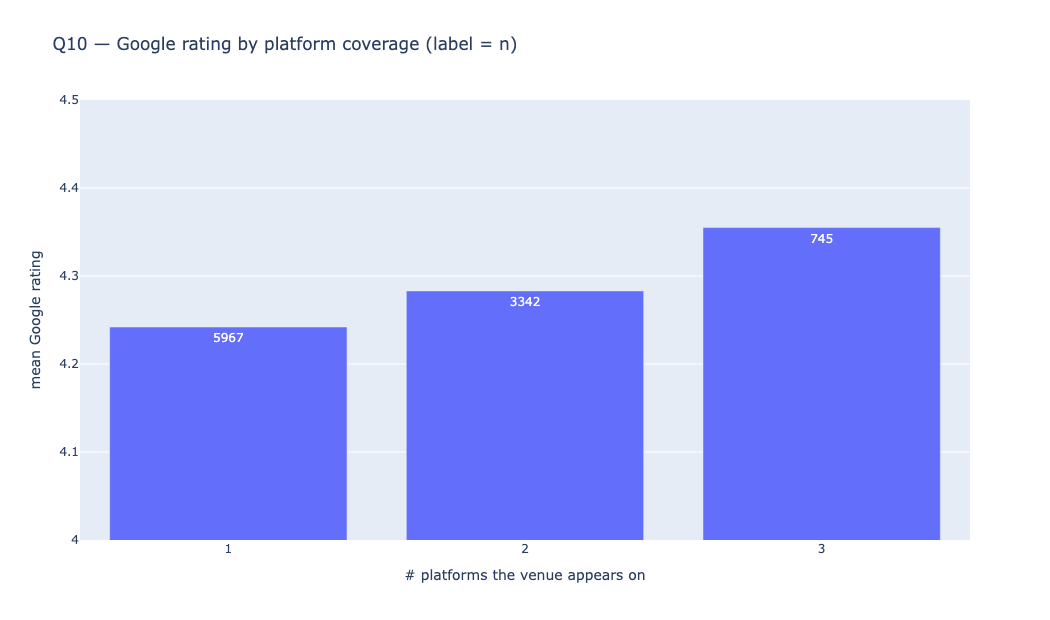
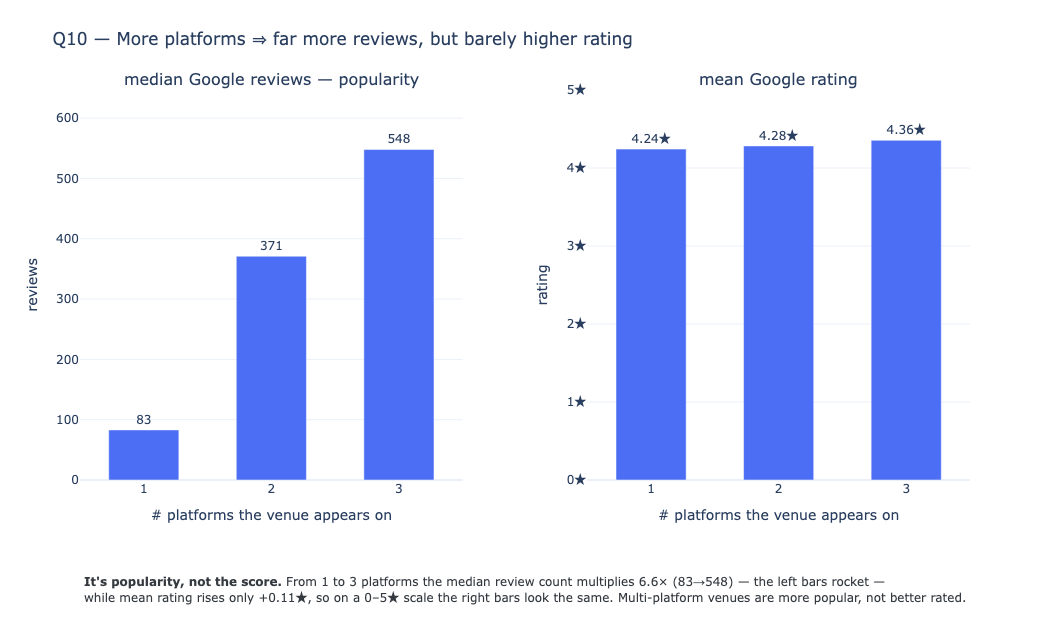
Unified diff of the notebook cell whose output changed from the first chart to the second:
--- before
+++ after
@@ -1,8 +1,35 @@
 q10a = publish(run(queries.q10_rating_by_coverage()), "q10_rating_by_coverage",
                "Q10 — Google rating and review volume by number of platforms a venue is on.")
-fig = px.bar(q10a, x="platform_count", y="mean_google_rating", text="restaurants",
-             labels={"platform_count": "# platforms the venue appears on", "mean_google_rating": "mean Google rating"},
-             title="Q10 — Google rating by platform coverage (label = n)")
-fig.update_yaxes(range=[4.0, 4.5])
-fig.show()
+
+from plotly.subplots import make_subplots
+
+# Both panels share a TRUE zero baseline, so the contrast tells the story by itself:
+# the review bars rocket; the rating bars (on a full 0–5★ scale) look nearly identical.
+figA = make_subplots(rows=1, cols=2, horizontal_spacing=0.14,
+                     subplot_titles=("median Google reviews — popularity", "mean Google rating"))
+figA.add_trace(go.Bar(x=q10a["platform_count"], y=q10a["median_google_reviews"],
+                      text=q10a["median_google_reviews"].astype(int), textposition="outside",
+                      marker_color="#4C6EF5", showlegend=False), row=1, col=1)
+figA.add_trace(go.Bar(x=q10a["platform_count"], y=q10a["mean_google_rating"],
+                      text=[f"{v:.2f}★" for v in q10a["mean_google_rating"]], textposition="outside",
+                      marker_color="#4C6EF5", showlegend=False), row=1, col=2)
+figA.update_yaxes(range=[0, q10a["median_google_reviews"].max() * 1.18], title_text="reviews", row=1, col=1)
+figA.update_yaxes(range=[0, 5], dtick=1, ticksuffix="★", title_text="rating", row=1, col=2)
+figA.update_xaxes(title_text="# platforms the venue appears on", row=1, col=1)
+figA.update_xaxes(title_text="# platforms the venue appears on", row=1, col=2)
+figA.update_layout(template="plotly_white", height=560, bargap=0.45, margin=dict(t=90, b=140),
+                   title="Q10 — More platforms ⇒ far more reviews, but barely higher rating")
+
+_r = q10a.set_index("platform_count")
+_lift = _r.loc["3", "mean_google_rating"] - _r.loc["1", "mean_google_rating"]
+_ratio = _r.loc["3", "median_google_reviews"] / _r.loc["1", "median_google_reviews"]
+figA.add_annotation(
+    xref="paper", yref="paper", x=0.5, y=-0.22, xanchor="center", yanchor="top",
+    align="left", showarrow=False, borderpad=8, borderwidth=0,
+    bgcolor="rgba(255,255,255,0.88)", font=dict(size=12, color="#343A40"),
+    text=(f"<b>It's popularity, not the score.</b> From 1 to 3 platforms the median review count "
+          f"multiplies {_ratio:.1f}× ({int(_r.loc['1','median_google_reviews'])}→{int(_r.loc['3','median_google_reviews'])}) "
+          f"— the left bars rocket —<br>while mean rating rises only +{_lift:.2f}★, so on a 0–5★ scale the "
+          f"right bars look the same. Multi-platform venues are more popular, not better rated."))
+figA.show()
 q10a

Commit: 📊 fix: rework Q10 charts to show the real selection effect honestly